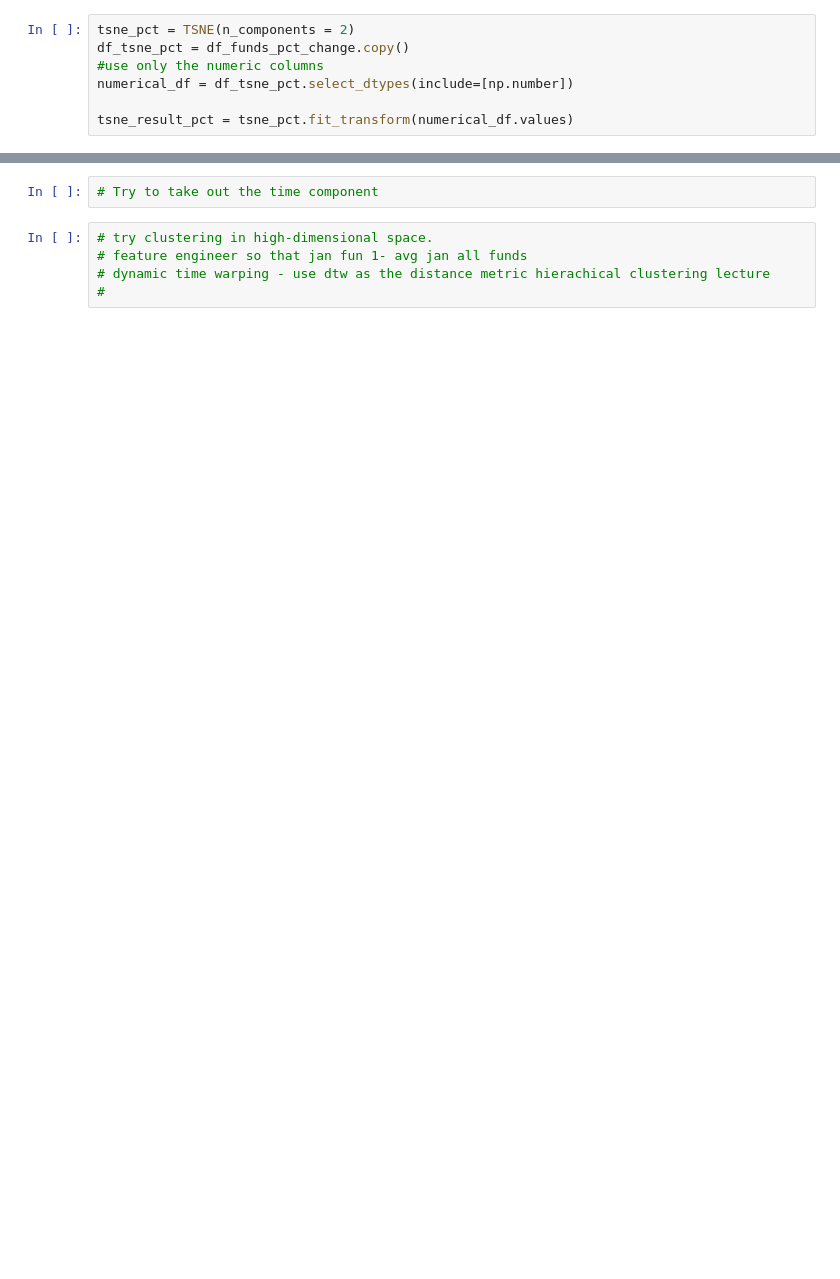
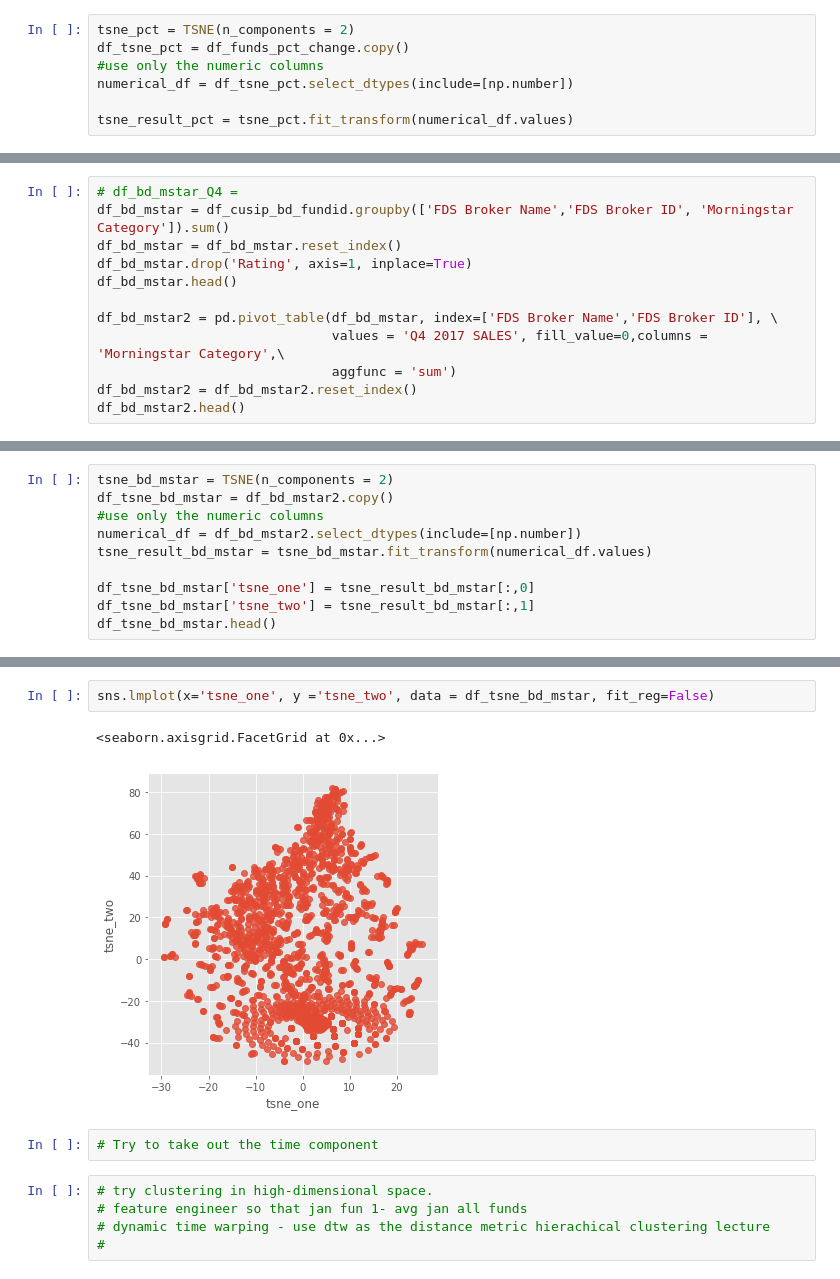
Before and after one commit to frechfrechfrech/Mutual-Fund-Market-Clusters, a Jupyter notebook: Initial Data Exploration.ipynb, the cells around one changed output, grey strips where cells are left out. Cells and saved outputs as stored; diff of their text form; blank space fills up the shorter version.

```diff
--- a/Initial Data Exploration.ipynb
+++ b/Initial Data Exploration.ipynb
@@ -285,0 +261,12 @@ sns.lmplot(x='tsne_one', y ='tsne_two', data = df_tsne_pct, hue = 'Morningstar C
+# %%
+# df_bd_mstar_Q4 =
+df_bd_mstar = df_cusip_bd_fundid.groupby(['FDS Broker Name','FDS Broker ID', 'Morningstar Category']).sum()
+df_bd_mstar = df_bd_mstar.reset_index()
+df_bd_mstar.drop('Rating', axis=1, inplace=True)
+df_bd_mstar.head()
+
+df_bd_mstar2 = pd.pivot_table(df_bd_mstar, index=['FDS Broker Name','FDS Broker ID'], \
+                              values = 'Q4 2017 SALES', fill_value=0,columns = 'Morningstar Category',\
+                              aggfunc = 'sum')
+df_bd_mstar2 = df_bd_mstar2.reset_index()
+df_bd_mstar2.head()
@@ -285,0 +280,10 @@ sns.lmplot(x='tsne_one', y ='tsne_two', data = df_tsne_pct, hue = 'Morningstar C
+# %%
+tsne_bd_mstar = TSNE(n_components = 2)
+df_tsne_bd_mstar = df_bd_mstar2.copy()
+#use only the numeric columns
+numerical_df = df_bd_mstar2.select_dtypes(include=[np.number])
+tsne_result_bd_mstar = tsne_bd_mstar.fit_transform(numerical_df.values)
+
+df_tsne_bd_mstar['tsne_one'] = tsne_result_bd_mstar[:,0]
+df_tsne_bd_mstar['tsne_two'] = tsne_result_bd_mstar[:,1]
+df_tsne_bd_mstar.head()
@@ -286,3 +297,8 @@ sns.lmplot(x='tsne_one', y ='tsne_two', data = df_tsne_pct, hue = 'Morningstar C
+# %%
+sns.lmplot(x='tsne_one', y ='tsne_two', data = df_tsne_bd_mstar, fit_reg=False)
+# %% [output]
+<seaborn.axisgrid.FacetGrid at 0x...>
+[figure, added]
 # %%
 # Try to take out the time component
 # %%
```
Also changed, not shown: parts of 20 cells of this notebook.
